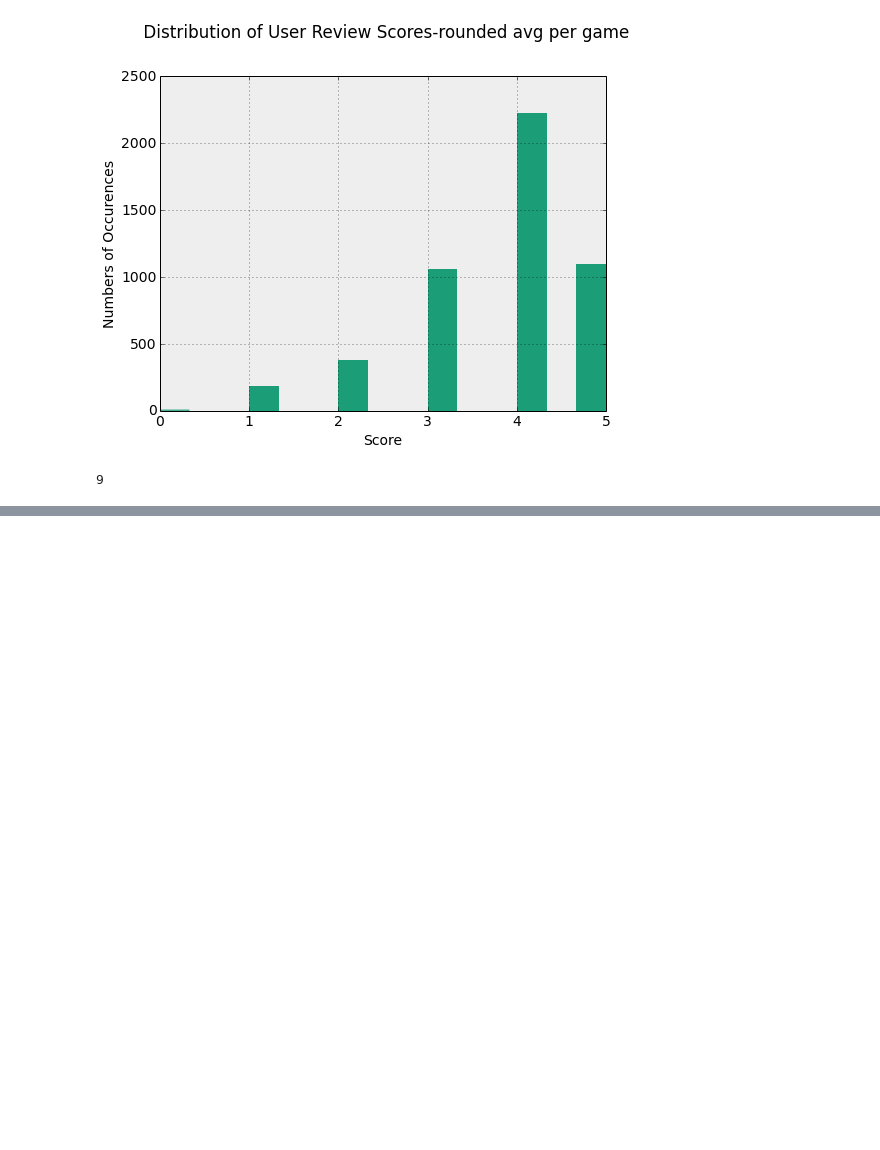
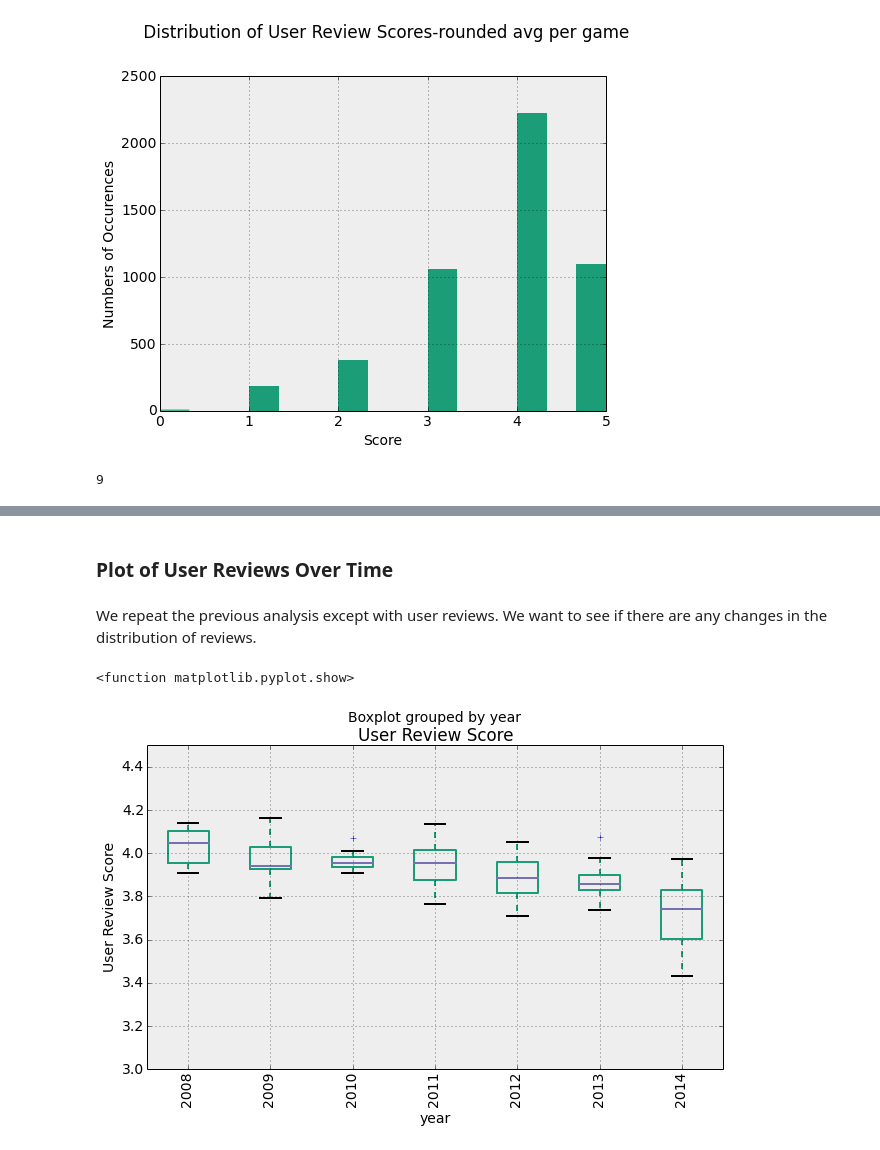
Before and after one commit to ameisner/ac209_project, a Jupyter notebook: gb_expl_analysis.ipynb, the cells around one changed output, grey strips where cells are left out. Drawn from its saved outputs; the diff is of its cells as text; code cells hidden in the pictures; blank space fills up the shorter version.

```diff
--- a/gb_expl_analysis.ipynb
+++ b/gb_expl_analysis.ipynb
@@ -416,0 +477,23 @@ i
+# %% [markdown]
+### Plot of User Reviews Over Time
+# %% [markdown]
+We repeat the previous analysis except with user reviews. We want to see if there are any changes in the distribution of reviews.
+# %%
+usr_rv_frame['Date of Review'] = pd.to_datetime(usr_rv_frame['Date of Review'])
+
+usr_rv_frame['year'] = map(lambda x: x.year, usr_rv_frame['Date of Review'])
+usr_rv_frame['month'] = map(lambda x: x.month, usr_rv_frame['Date of Review'])
+# %%
+# to eliminate review entry from 1999
+usr_rv_frame= usr_rv_frame[usr_rv_frame['year']>=2008].copy(deep=True)
+# %%
+avg_usr_rv_frame = usr_rv_frame.groupby(['year','month'],
+                                     as_index = False)['User Review Score', 'year', 'month'].mean()
+# %%
+avg_usr_rv_frame.boxplot('User Review Score', by = 'year', rot = 90)
+plt.ylabel('User Review Score')
+plt.ylim(3,4.5)
+plt.show
+# %% [output]
+<function matplotlib.pyplot.show>
+[figure, added]
```
Also changed, not shown: parts of 21 cells of this notebook.
